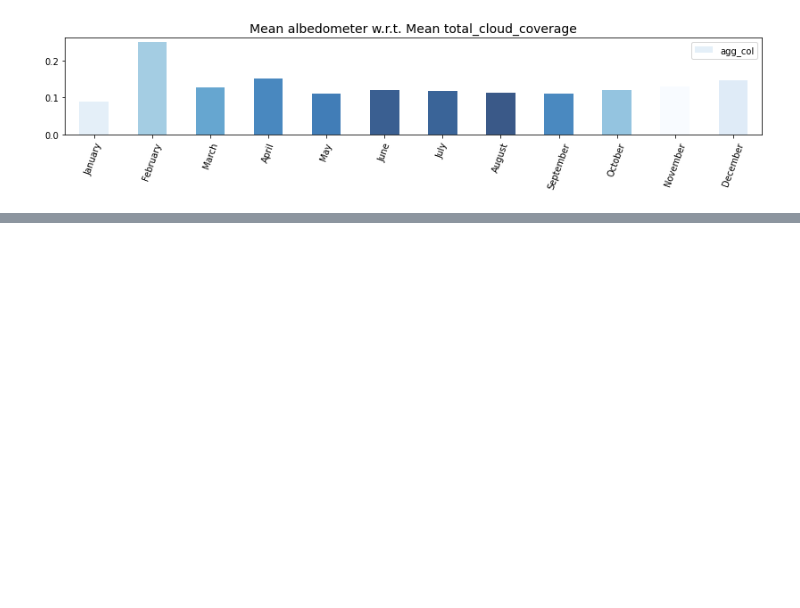
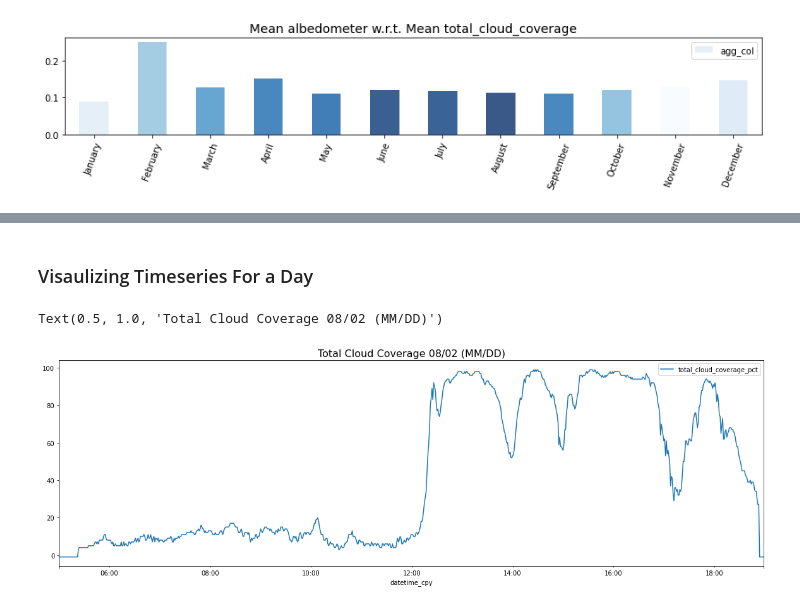
Before and after one commit to mrutyunjay17/solar-cloud-coverage-prediction, a Jupyter notebook: data_analysis.ipynb, the cells around one changed output, grey strips where cells are left out. Drawn from its saved outputs; the diff is of its cells as text; code cells hidden in the pictures; blank space fills up the shorter version.

```diff
--- a/data_analysis.ipynb
+++ b/data_analysis.ipynb
@@ -382,0 +417,12 @@ plt.show()
+# %% [markdown]
+### Visaulizing Timeseries For a Day
+# %%
+day, month = 2,8
+weather_df.loc[weather_df['month'] == month, :].loc[(weather_df['day'] < day) &
+                                                (weather_df.datetime_cpy.dt.hour > 4) &
+                                                (weather_df.datetime_cpy.dt.hour < 19), :] \
+        .plot('datetime_cpy', 'total_cloud_coverage_pct', figsize=(20,6))
+plt.title("Total Cloud Coverage %02d/%02d (MM/DD)" % (month, day), fontsize=16)
+# %% [output]
+Text(0.5, 1.0, 'Total Cloud Coverage 08/02 (MM/DD)')
+[figure, added]
```
Also changed, not shown: parts of 6 cells of this notebook, 1 other file.
